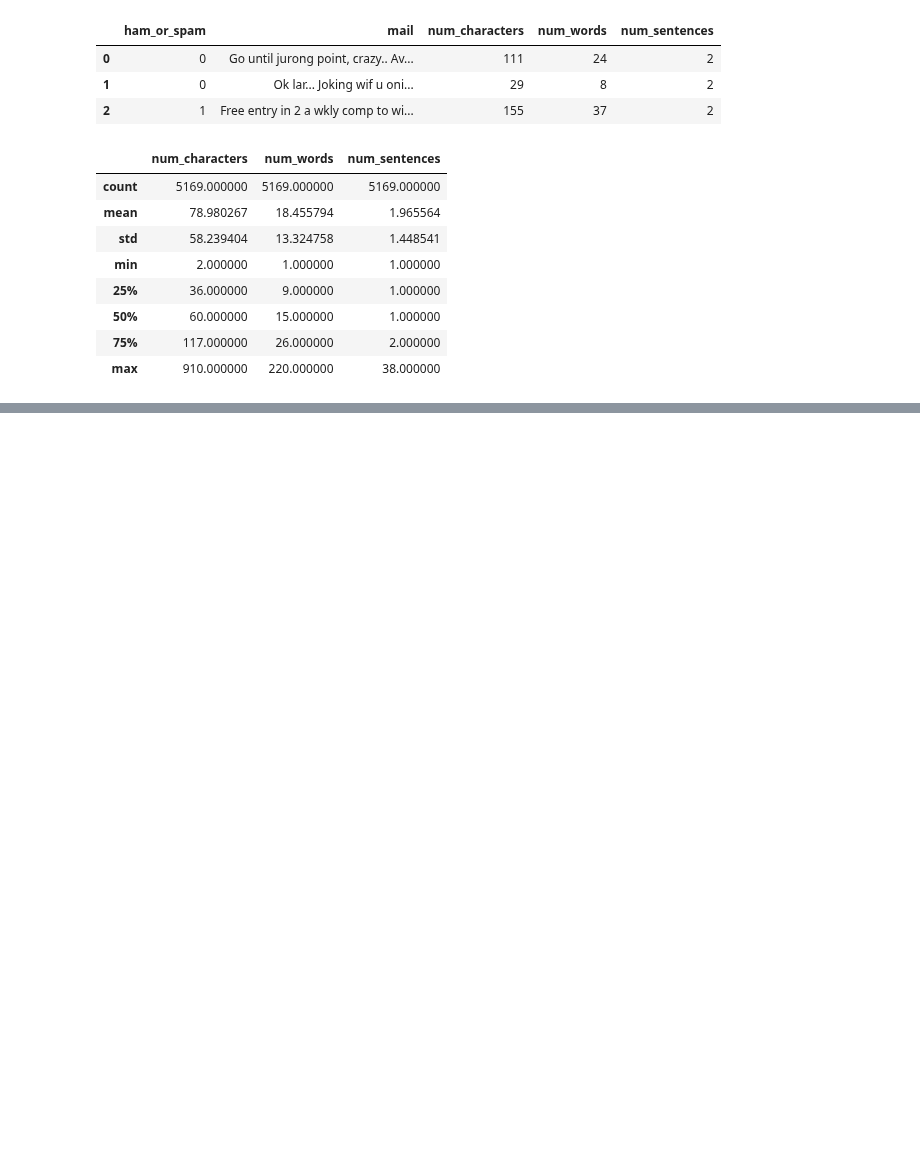
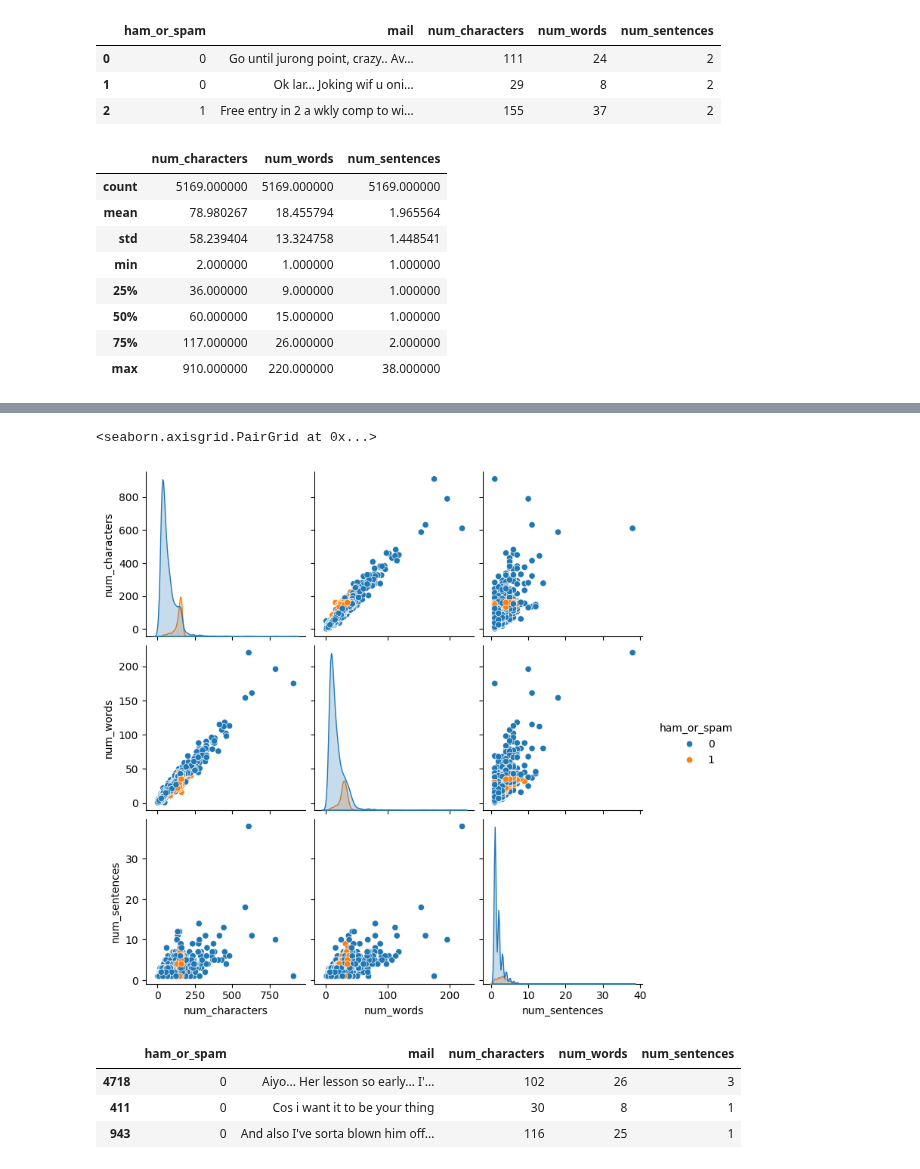
Before and after one commit to Sarvesh-Kesharwani/Spam_Classifier, a Jupyter notebook: 2. data_cleaning/1.ipynb, the cells around one changed output, grey strips where cells are left out. Cells and saved outputs as stored; diff of their text form; code cells hidden in the pictures; blank space fills up the shorter version.

```diff
--- a/2. data_cleaning/1.ipynb
+++ b/2. data_cleaning/1.ipynb
@@ -140,0 +190,12 @@ data[['num_characters', 'num_words', 'num_sentences']].describe()
+# %%
+sns.pairplot(data, hue='ham_or_spam')
+# %% [output]
+<seaborn.axisgrid.PairGrid at 0x...>
+[figure, added]
+# %%
+data.sample(3)
+# %% [output]
+|  | ham_or_spam | mail | num_characters | num_words | num_sentences |
+| 4718 | 0 | Aiyo... Her lesson so early... I'... | 102 | 26 | 3 |
+| 411 | 0 | Cos i want it to be your thing | 30 | 8 | 1 |
+| 943 | 0 | And also I've sorta blown him off... | 116 | 25 | 1 |
```
Also changed, not shown: parts of 7 cells of this notebook, 1 other file.
